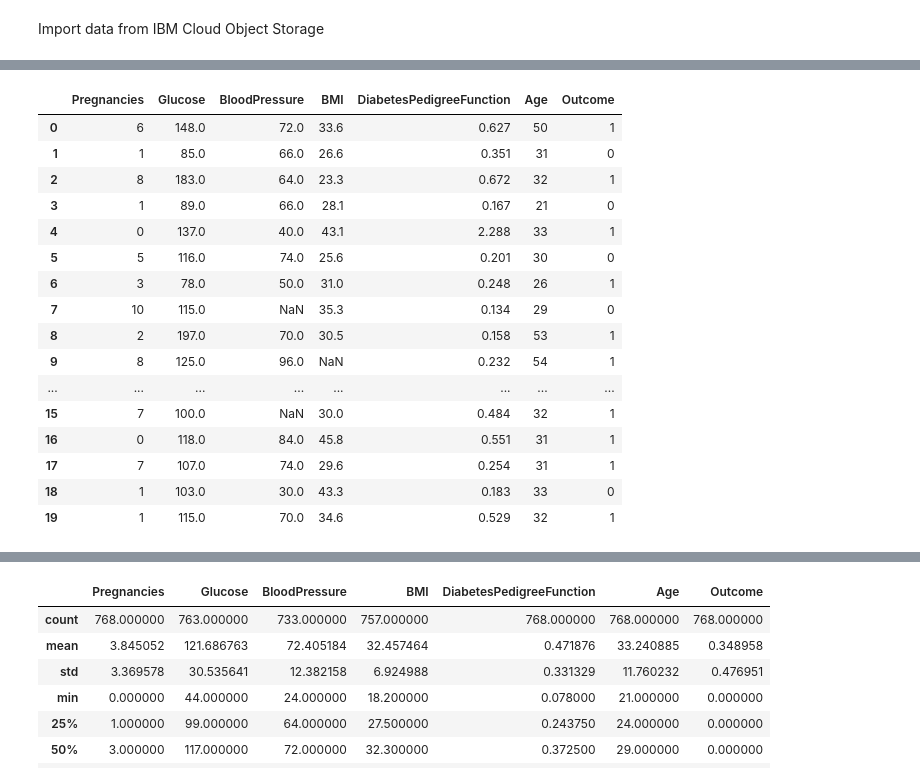
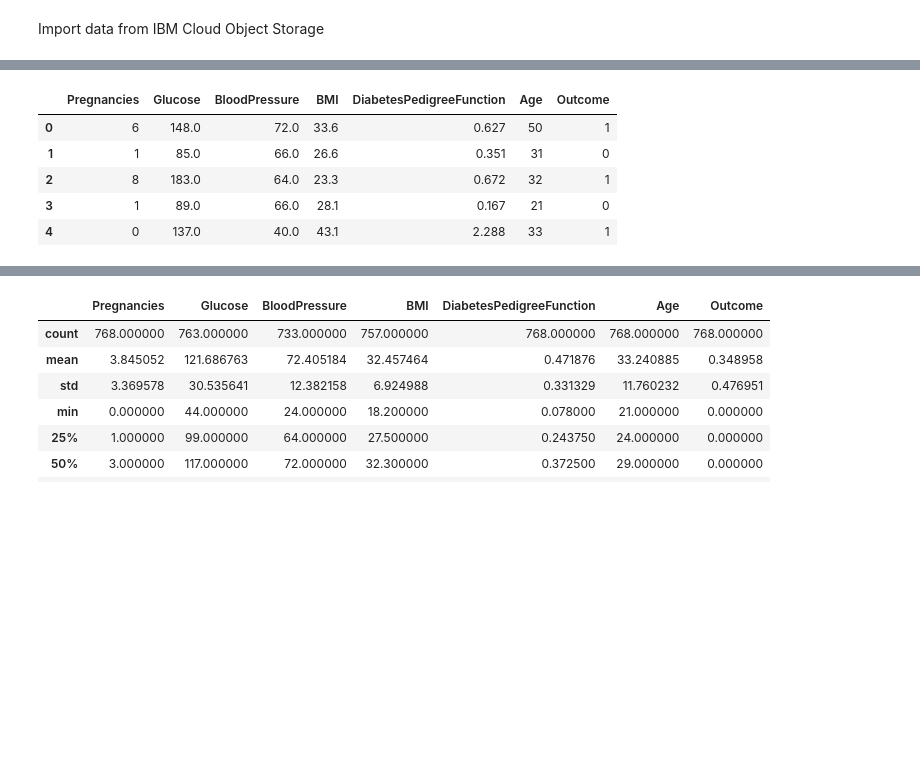
Before and after one commit to SmartPracticeschool/SPS-5486-Diabetics-Prediction-System-based-on-Life-Style, a Jupyter notebook: Diabetes Prediction System - Notebook.ipynb, the cells around one changed output, grey strips where cells are left out. Drawn from its saved outputs; the diff is of its cells as text; code cells hidden in the pictures; blank space fills up the shorter version.

```diff
--- a/Diabetes Prediction System - Notebook.ipynb
+++ b/Diabetes Prediction System - Notebook.ipynb
@@ -70,27 +61,15 @@ df_or.head(20)
 # %%
-
 body = client_1b26b11f43874dcbbacee0e8d9073d64.get_object(Bucket='diabetedpredictionsystem-donotdelete-pr-kx7a397umcby00',Key='data_asset/diabetes_csv_edited_dtw8e1xmoul9vquxzn5coxtp9')['Body']
 # add missing __iter__ method, so pandas accepts body as file-like object
 if not hasattr(body, "__iter__"): body.__iter__ = types.MethodType( __iter__, body )
 
 df_data_2 = pd.read_csv(body)
 df_ed = df_data_2
-df_ed.head(20)
+df_ed.head()
 # %% [output]
 |  | Pregnancies | Glucose | BloodPressure | BMI | DiabetesPedigreeFunction | Age | Outcome |
 | 0 | 6 | 148.0 | 72.0 | 33.6 | 0.627 | 50 | 1 |
 | 1 | 1 | 85.0 | 66.0 | 26.6 | 0.351 | 31 | 0 |
 | 2 | 8 | 183.0 | 64.0 | 23.3 | 0.672 | 32 | 1 |
 | 3 | 1 | 89.0 | 66.0 | 28.1 | 0.167 | 21 | 0 |
 | 4 | 0 | 137.0 | 40.0 | 43.1 | 2.288 | 33 | 1 |
-| 5 | 5 | 116.0 | 74.0 | 25.6 | 0.201 | 30 | 0 |
-| 6 | 3 | 78.0 | 50.0 | 31.0 | 0.248 | 26 | 1 |
-| 7 | 10 | 115.0 | NaN | 35.3 | 0.134 | 29 | 0 |
-| 8 | 2 | 197.0 | 70.0 | 30.5 | 0.158 | 53 | 1 |
-| 9 | 8 | 125.0 | 96.0 | NaN | 0.232 | 54 | 1 |
-| ... | ... | ... | ... | ... | ... | ... | ... |
-| 15 | 7 | 100.0 | NaN | 30.0 | 0.484 | 32 | 1 |
-| 16 | 0 | 118.0 | 84.0 | 45.8 | 0.551 | 31 | 1 |
-| 17 | 7 | 107.0 | 74.0 | 29.6 | 0.254 | 31 | 1 |
-| 18 | 1 | 103.0 | 30.0 | 43.3 | 0.183 | 33 | 0 |
-| 19 | 1 | 115.0 | 70.0 | 34.6 | 0.529 | 32 | 1 |
```
Also changed, not shown: parts of 35 cells of this notebook.
